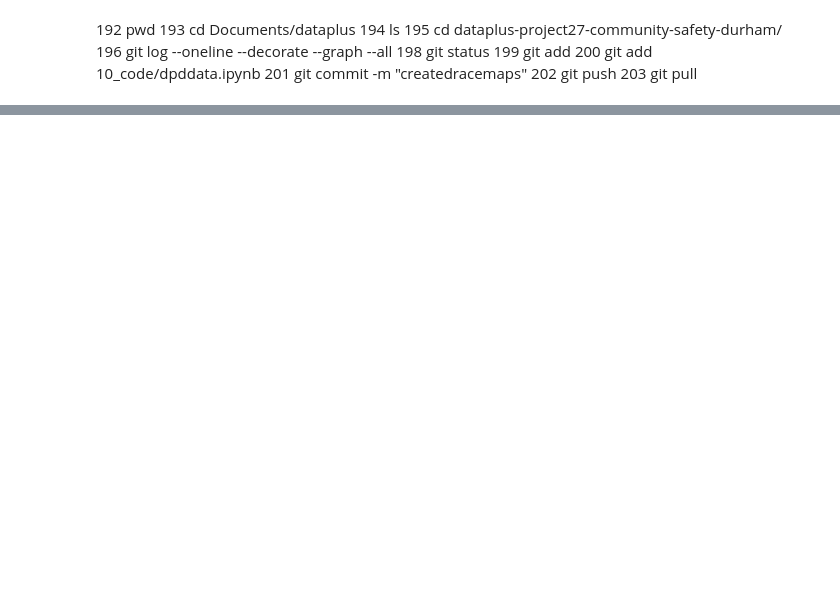
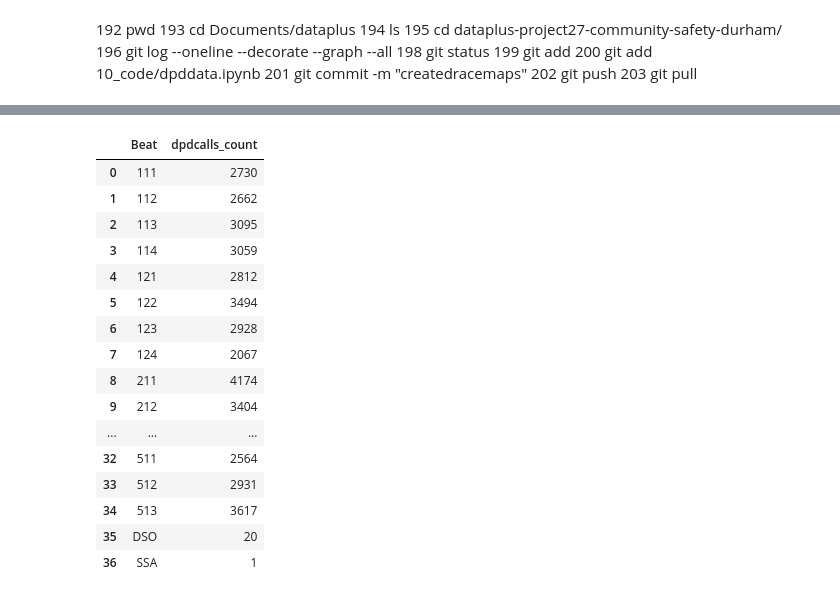
Before and after one commit to sadiesheridan/dataplus-project27-community-safety-durham, a Jupyter notebook: 10_code/dpddata.ipynb, the cells around one changed output, grey strips where cells are left out. Cells and saved outputs as stored; diff of their text form; code cells hidden in the pictures; blank space fills up the shorter version.

```diff
--- a/10_code/dpddata.ipynb
+++ b/10_code/dpddata.ipynb
@@ -564,0 +631,22 @@ blocksperbeat
+# %%
+nonzerocallsperbeat = nonzero.groupby( ["Beat"] ).size().to_frame(name = 'dpdcalls_count').reset_index()
+meancallsperbeat = nonzerocallsperbeat[["dpdcalls_count"]].mean()
+nonzerocallsperbeat
+# %% [output]
+|  | Beat | dpdcalls_count |
+| 0 | 111 | 2730 |
+| 1 | 112 | 2662 |
+| 2 | 113 | 3095 |
+| 3 | 114 | 3059 |
+| 4 | 121 | 2812 |
+| 5 | 122 | 3494 |
+| 6 | 123 | 2928 |
+| 7 | 124 | 2067 |
+| 8 | 211 | 4174 |
+| 9 | 212 | 3404 |
+| ... | ... | ... |
+| 32 | 511 | 2564 |
+| 33 | 512 | 2931 |
+| 34 | 513 | 3617 |
+| 35 | DSO | 20 |
+| 36 | SSA | 1 |
```
Also changed, not shown: parts of 14 cells of this notebook.
